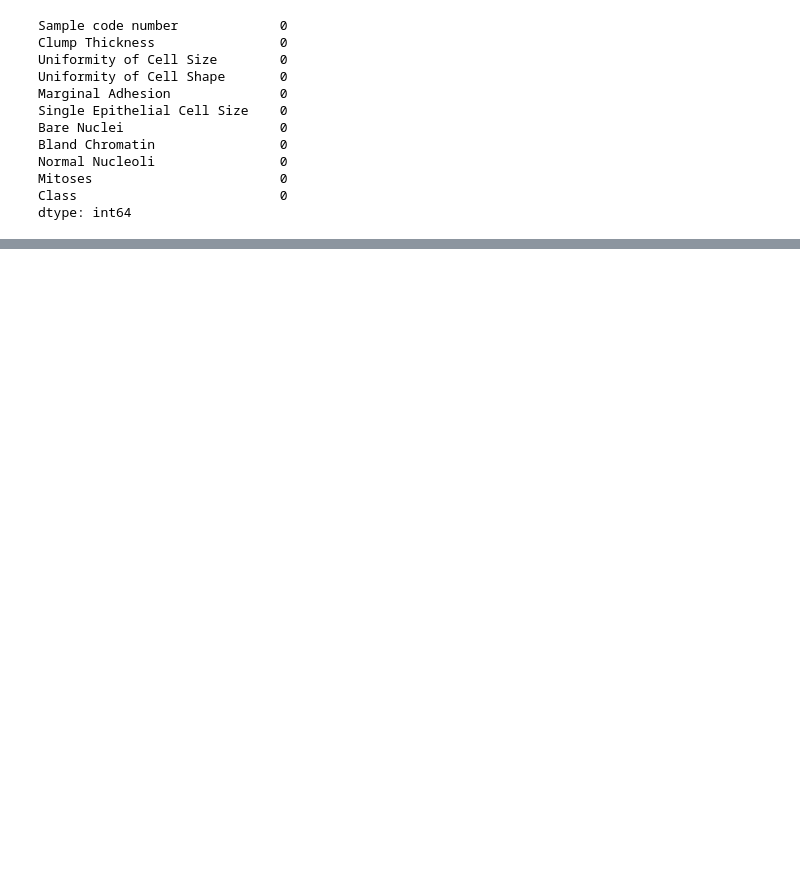
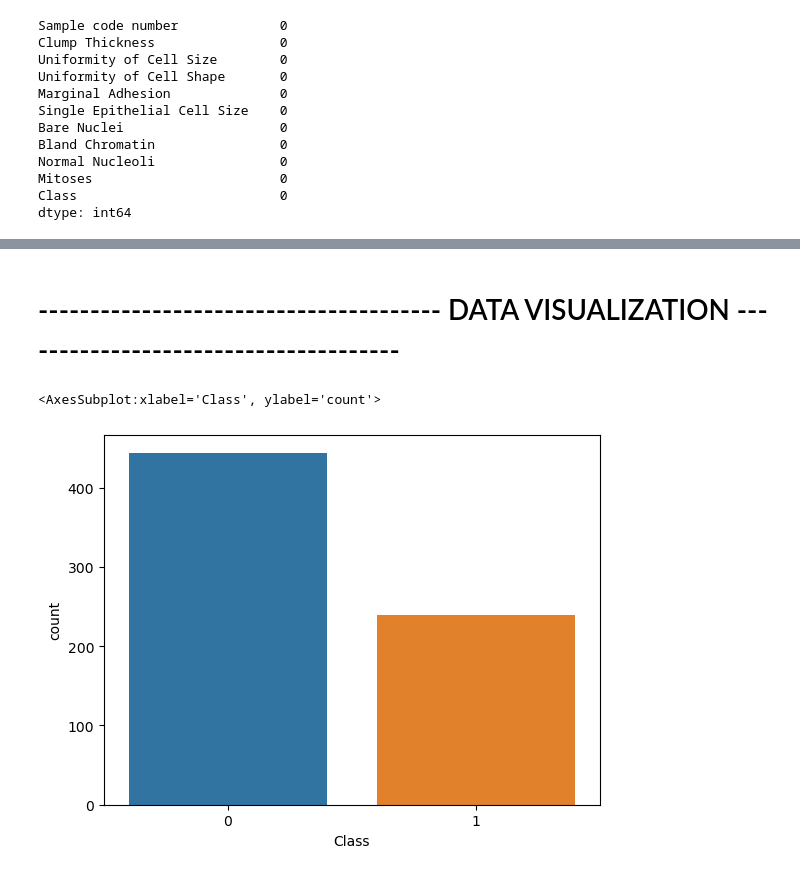
Before and after one commit to izolas/Breast-Cancer-Prediction, a Jupyter notebook: Final_Project.ipynb, the cells around one changed output, grey strips where cells are left out. Drawn from its saved outputs; the diff is of its cells as text; code cells hidden in the pictures; blank space fills up the shorter version.

```diff
--- a/Final_Project.ipynb
+++ b/Final_Project.ipynb
@@ -177,0 +244,7 @@ data
+# %% [markdown]
+# --------------------------------------- DATA VISUALIZATION --------------------------------------
+# %%
+sns.countplot(data["Class"])
+# %% [output]
+<AxesSubplot:xlabel='Class', ylabel='count'>
+[figure, added]
```
Also changed, not shown: parts of 59 cells of this notebook.
